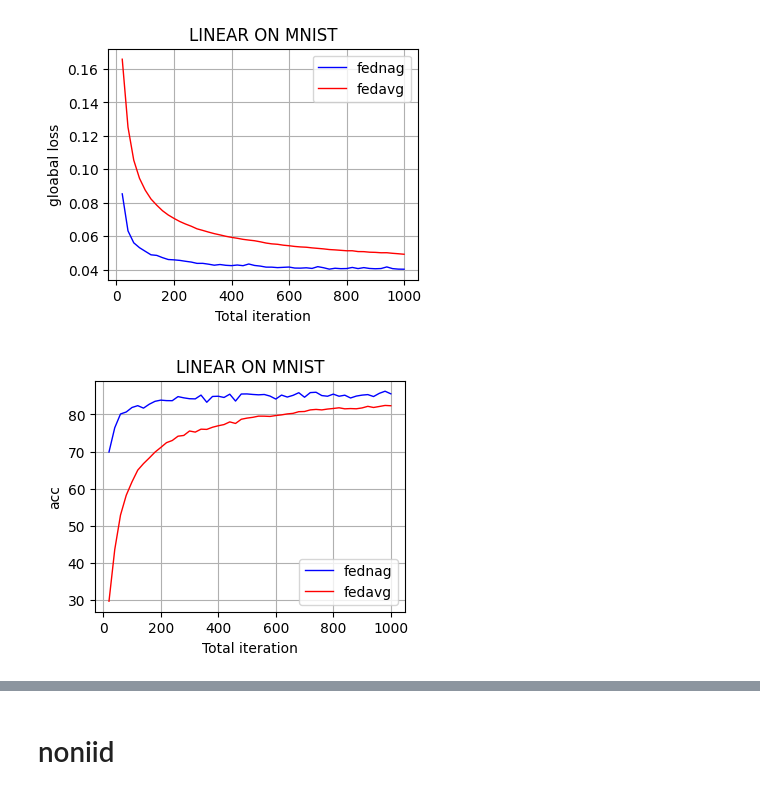
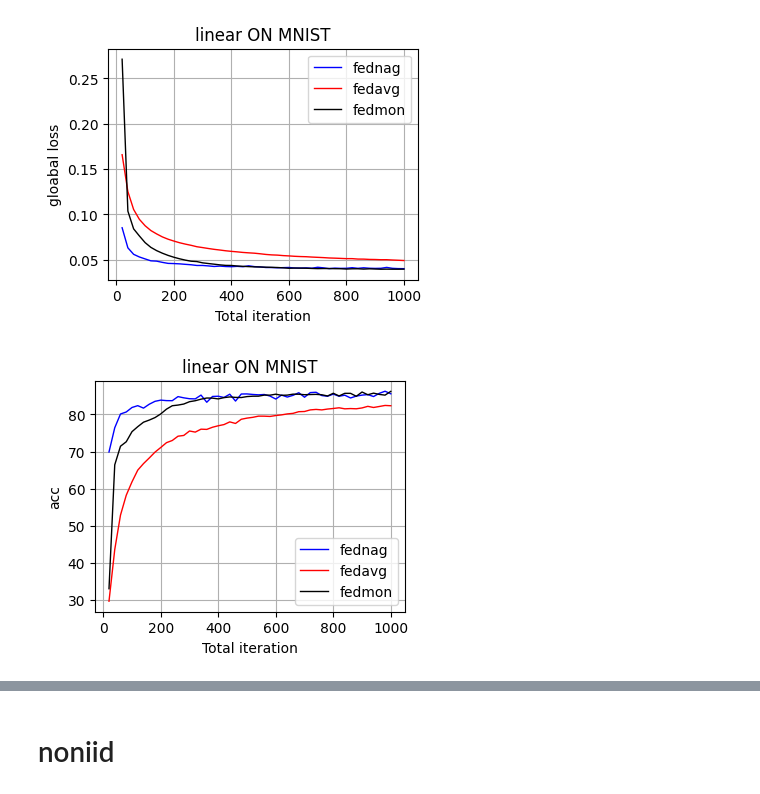
Before and after one commit to Gooooooogo/fedml, a Jupyter notebook: fed_plot.ipynb, the cells around one changed output, grey strips where cells are left out. Cells and saved outputs as stored; diff of their text form; code cells hidden in the pictures.

```diff
--- a/fed_plot.ipynb
+++ b/fed_plot.ipynb
@@ -21,35 +21,37 @@ for sheet_name in sheet_names:
     column5_data = df.iloc[:, 4].tolist()
     # 存储数据
     sheet_data[sheet_name] = {
         'column2': column2_data,
         'column4': column4_data,
         'column5': column5_data
     }
 
 
 plt.figure(figsize=(4, 3))  # 设置图形大小
 plt.plot(sheet_data['mnist_linear_nag']['column2'], sheet_data['mnist_linear_nag']['column4'], label='fednag', color='blue', linewidth=1)  # 绘制折线图
 plt.plot(sheet_data['mnist_linear_avg']['column2'], sheet_data['mnist_linear_avg']['column4'], label='fedavg', color='red', linewidth=1)  # 绘制折线图
-plt.title('LINEAR ON MNIST')  # 设置标题
+plt.plot(sheet_data['mnist_linear_mon']['column2'], sheet_data['mnist_linear_mon']['column4'], label='fedmon', color='black', linewidth=1)  # 绘制折线图
+plt.title('linear ON MNIST')  # 设置标题
 plt.xlabel('Total iteration')  # 设置X轴标签
 plt.ylabel('gloabal loss')  # 设置Y轴标签
 plt.legend()  # 显示图例
 plt.grid(True)  # 显示网格线
 plt.show()  # 显示图形
 
 
 
 
 plt.figure(figsize=(4,3 ))  # 设置图形大小
 plt.plot(sheet_data['mnist_linear_nag']['column2'], sheet_data['mnist_linear_nag']['column5'], label='fednag', color='blue', linewidth=1)  # 绘制折线图
 plt.plot(sheet_data['mnist_linear_avg']['column2'], sheet_data['mnist_linear_avg']['column5'], label='fedavg', color='red', linewidth=1)  # 绘制折线图
-plt.title('LINEAR ON MNIST')  # 设置标题
+plt.plot(sheet_data['mnist_linear_mon']['column2'], sheet_data['mnist_linear_mon']['column5'], label='fedmon', color='black', linewidth=1)  # 绘制折线图
+plt.title('linear ON MNIST')  # 设置标题
 plt.xlabel('Total iteration')  # 设置X轴标签
 plt.ylabel('acc')  # 设置Y轴标签
 plt.legend()  # 显示图例
 plt.grid(True)  # 显示网格线
 plt.show()  # 显示图形
 # %% [output]
-[figure, old version]
+[figure, new version]
-[figure, old version]
+[figure, new version]
 # %%
```
Also changed, not shown: parts of 5 cells of this notebook, 1 other file.
